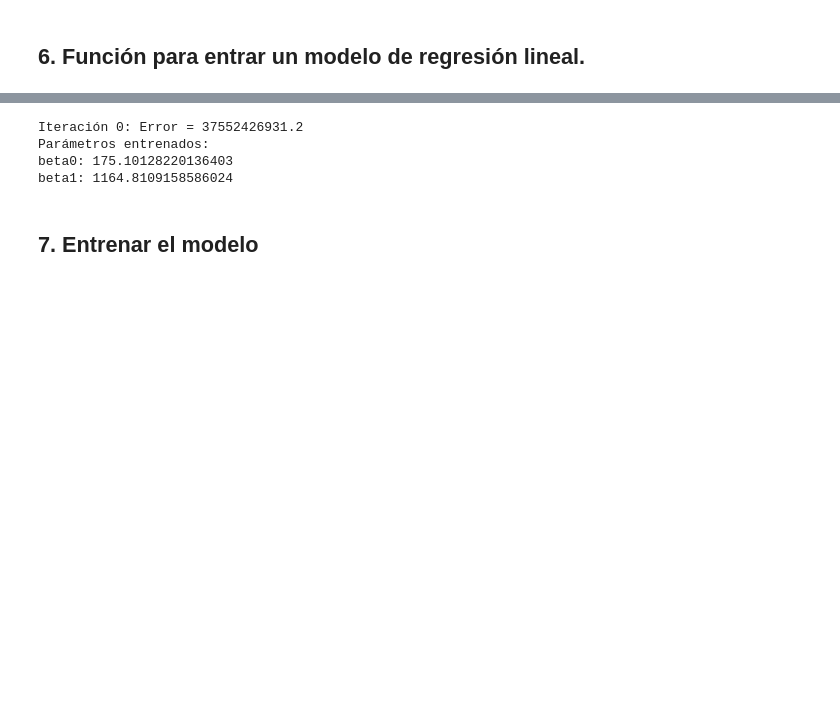
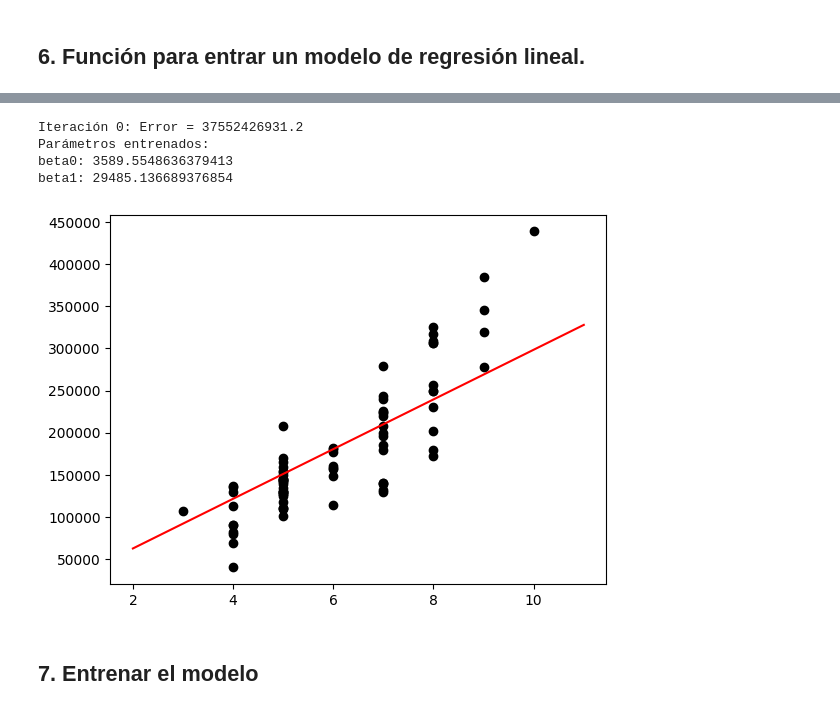
Before and after one commit to borisfloresDS/proyecto1, a Jupyter notebook: proyecto1_ds.ipynb, the cells around one changed output, grey strips where cells are left out. Drawn from its saved outputs; the diff is of its cells as text; code cells hidden in the pictures; blank space fills up the shorter version.

Commit message:
Grafica de regresion y betas completada

```diff
--- a/proyecto1_ds.ipynb
+++ b/proyecto1_ds.ipynb
@@ -8,7 +8,7 @@ import pandas as pd
 import seaborn as sns
 import matplotlib.pyplot as plt
 # %%
-filepath = 'A:\Documents\Galileo\Data science AWS\Proyecto final\proyecto_data\proyecto_training_data.npy'
+filepath = 'A:\Documents\GitHub\proyecto1\proyecto_training_data.npy'
 df = np.load(filepath)
 # %%
 print(df)
@@ -130,19 +130,3 @@ def gradient_descent(b1, b0, points, l):
         b = b0 - beta0_gradiente * l
 
         return m, b
-# %%
-m = 0
-b = 0
-l = 0.0001
-epochs = 1000
-
-for i in range(epochs):
-    if i % 50 == 0:
-        print(i)
-    m, b = gradient_descent(m, b, training,l)
-
-print(m,b)
-
-plt.scatter(y, x1, color = 'black')
-plt.plot(list(range(0,10)), [m * x1 + b for x1 in range(0,10)], color = 'red')
-plt.show().
@@ -207,15 +161,20 @@ def train_linear_regression(x, y, epochs, print_error_each, alpha):
 
     return beta0, beta1
 # %%
-beta0, beta1 = train_linear_regression(x1, y, epochs=10, print_error_each=10, alpha=0.0001)
+beta0, beta1 = train_linear_regression(x1, y, epochs=10, print_error_each=10, alpha=0.02)
 print("Parámetros entrenados:")
 print("beta0:", beta0)
 print("beta1:", beta1)
+
+plt.scatter(x1, y, color = 'black')
+plt.plot(list(range(2,12)), [beta1 * x1 + beta0 for x1 in range(2,12)], color = 'red')
+plt.show()
 # %% [output]
 Iteración 0: Error = 37552426931.2
 Parámetros entrenados:
-beta0: 175.10128220136403
-beta1: 1164.8109158586024
+beta0: 3589.5548636379413
+beta1: 29485.136689376854
+[figure, added]
 # %% [markdown]
 ## 7. Entrenar el modelo
 # %%
```
Also changed, not shown: parts of 3 cells of this notebook, 2 other files.
